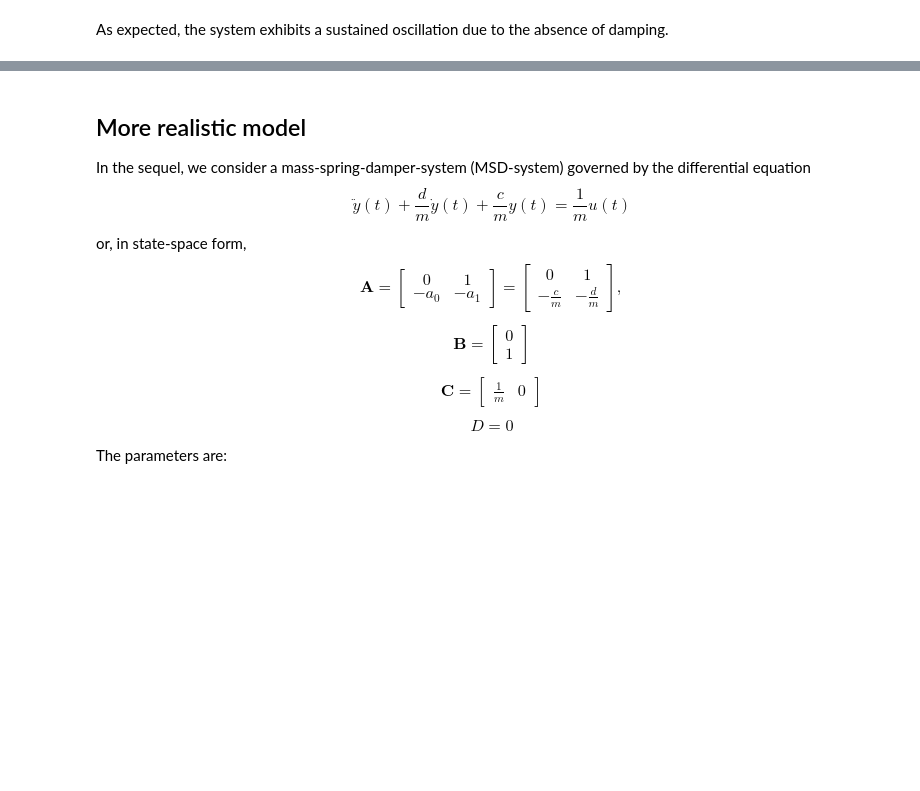
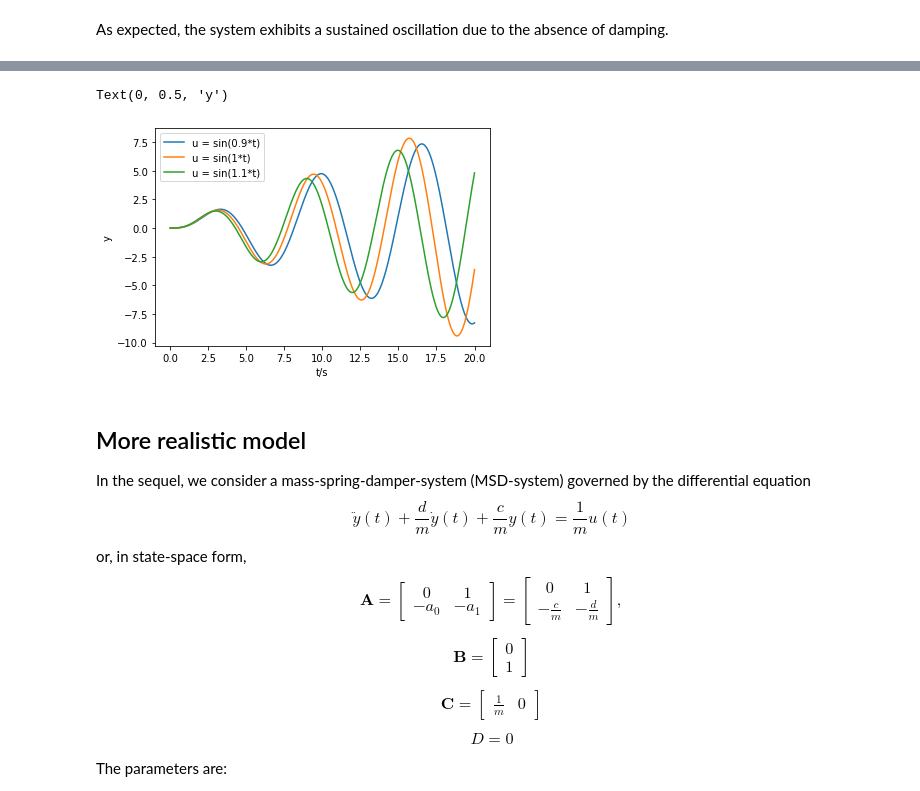
Before and after one commit to RailProfAC/data-science-for-engineers, a Jupyter notebook: DynamicalSystems/DynamicalSystems.ipynb, the cells around one changed output, grey strips where cells are left out. Drawn from its saved outputs; the diff is of its cells as text; code cells hidden in the pictures; blank space fills up the shorter version.

````diff
--- a/DynamicalSystems/DynamicalSystems.ipynb
+++ b/DynamicalSystems/DynamicalSystems.ipynb
@@ -51,6 +51,20 @@ As expected, the system exhibits a sustained oscillation due to the absence of d
 
 Using the ```label``` keyword in plot, you can recursively add a label to your plot and by using a loop, the plot can look like this:
 ![Resonancy plot](figures/Resonancy.png)
+# %%
+Tin = linspace(0,20,1000)
+omegal = [0.9, 1, 1.1]
+for omega in omegal:
+    u = sin(omega*Tin)
+    T, yout, x = forced_response(sys, Tin, u)
+    # Plot result
+    plot(T,yout, label = 'u = sin(' + str(omega) +'*t)')
+    legend()
+xlabel('t/s')
+ylabel('y')
+# %% [output]
+Text(0, 0.5, 'y')
+[figure, added]
 # %% [markdown]
 ## More realistic model
 
````
Also changed, not shown: parts of 5 cells of this notebook, 4 other files.
